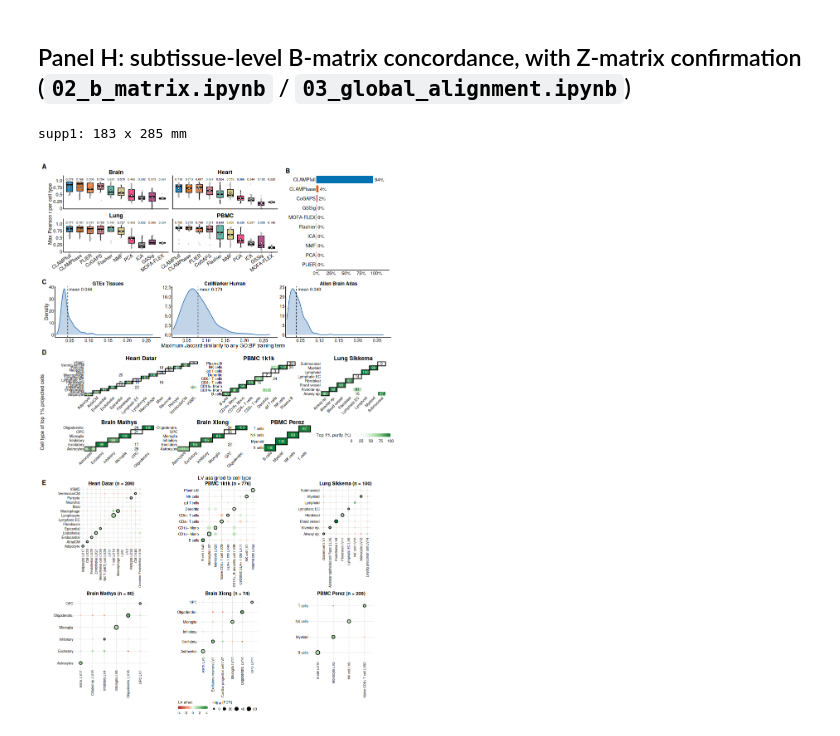
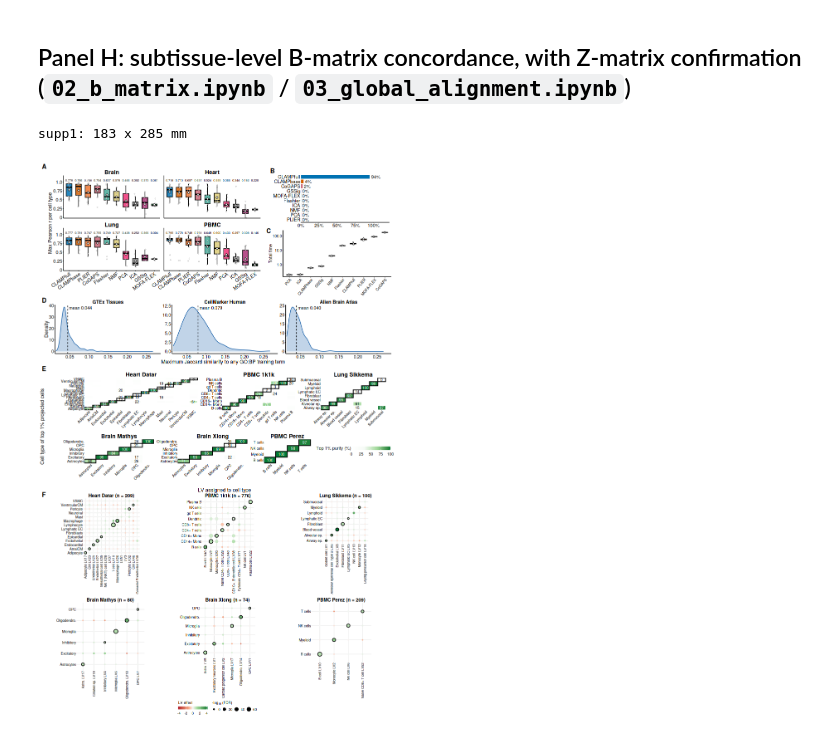
Before and after one commit to pivlab/clamp-analyses, a Jupyter notebook: nbs/99_panels/supp1.executed.ipynb, the cells around one changed output. Drawn from its saved outputs; the diff is of its cells as text; code cells hidden in the pictures.

Commit message:
Address donor-bulk review and rebalance Figure 2

```diff
--- a/nbs/99_panels/supp1.executed.ipynb
+++ b/nbs/99_panels/supp1.executed.ipynb
@@ -478,7 +482,7 @@ panel_C <- wrap_elements(full =
     draw_label("Cell type of top 1% projected cells", x = 0.006, y = 0.52,
                angle = 90, hjust = 0.5, vjust = 0, size = FS_AXIS_TITLE,
                fontfamily = FONT_FAMILY) +
-    draw_label("D", x = 0, y = 1, hjust = 0, vjust = 1,
+    draw_label("E", x = 0, y = 1, hjust = 0, vjust = 1,
                size = FS_TAG, fontface = "bold", fontfamily = FONT_FAMILY)
 )
 
@@ -813,7 +817,42 @@ FIG_W <- 183
 FIG_H <- 285
 stopifnot(FIG_W == 183, FIG_H == 285)
 
-# C: orthogonality of evaluation collections to the GO:BP training prior.
+# C: pooled pseudobulk computational timing moved from Figure 2.
+runtime_seed_totals <- fread(snakemake@input[["runtime_seed_totals"]])
+stopifnot(all(c("method", "seed", "total_minutes", "n_datasets", "n_runs") %in%
+              names(runtime_seed_totals)),
+          nrow(runtime_seed_totals) == 30L,
+          all(runtime_seed_totals$n_datasets == 6L),
+          all(runtime_seed_totals$n_runs == 6L),
+          all(is.finite(runtime_seed_totals$total_minutes)),
+          all(runtime_seed_totals$total_minutes > 0))
+timing_method_order <- runtime_seed_totals[,
+  .(median_minutes = median(total_minutes)), by = method][
+    order(median_minutes), as.character(method)]
+runtime_seed_totals[, method := factor(method, levels = timing_method_order)]
+panel_C_timing <- ggplot(runtime_seed_totals,
+                         aes(method, total_minutes, fill = method)) +
+  geom_boxplot(width = 0.56, outlier.shape = NA, color = "black",
+               linewidth = 0.22, alpha = 0.85) +
+  geom_point(aes(shape = factor(seed)),
+             position = position_jitter(width = 0.07, height = 0),
+             size = 0.8, fill = "white", color = "black", stroke = 0.22) +
+  scale_fill_manual(values = METHOD_COLORS, na.value = "grey70") +
+  scale_shape_manual(values = c(`123` = 21, `456` = 22, `789` = 24),
+                     guide = "none") +
+  scale_y_log10(breaks = scales::log_breaks(n = 4),
+                labels = scales::label_number(accuracy = 0.1)) +
+  labs(x = NULL, y = "Total time") +
+  theme_nature_methods(grid = "none") +
+  theme(legend.position = "none",
+        axis.text.x = element_text(angle = 50, hjust = 1, vjust = 1,
+                                   size = FS_HEAT_LABEL_H),
+        axis.text.y = element_text(size = FS_HEAT_LABEL_H),
+        axis.title.y = element_text(size = FS_LEGEND_TITLE),
+        plot.margin = margin(1, 1, 1, 1, "mm"))
+panel_C_timing <- add_overlay_tag(panel_C_timing, "C")
+
+# D: orthogonality of evaluation collections to the GO:BP training prior.
 ortho <- fread(snakemake@input[["orthogonality_per_term"]])
 ortho[, collection := factor(collection,
   levels = c("GTEx Tissues", "CellMarker Human", "Allen Brain Atlas"))]
@@ -838,9 +877,9 @@ panel_C_ortho <- ggplot(ortho, aes(max_jaccard)) +
   theme(strip.text = element_text(size = FS_SUBTITLE, face = "bold"),
         axis.text = element_text(size = FS_LEGEND_TITLE),
         plot.margin = margin(1, 1, 1, 1, "mm"))
-panel_C_ortho <- add_overlay_tag(panel_C_ortho, "C")
+panel_C_ortho <- add_overlay_tag(panel_C_ortho, "D")
 
-# E: former Figure 2 D marker-recovery grid.
+# F: former Figure 2 D marker-recovery grid.
 marker_ready <- fread(snakemake@input[["marker"]])
 GRID_COLORS <- unlist(cfg$GRID_COLORS)
 GRID_VALUES <- as.numeric(cfg$GRID_VALUES)
@@ -930,11 +969,13 @@ marker_body <- plot_grid(marker_top, marker_bottom, ncol = 1,
                          rel_heights = c(1, 1))
 panel_E_marker <- plot_grid(marker_body, marker_legend, ncol = 1,
                             rel_heights = c(1, 0.07))
-panel_E_marker <- add_overlay_tag(panel_E_marker, "E")
+panel_E_marker <- add_overlay_tag(panel_E_marker, "F")
 
-row_AB <- wrap_plots(panel_A, panel_B, ncol = 2, widths = c(3.2, 1))
-supp1 <- wrap_plots(row_AB, panel_C_ortho, panel_C, panel_E_marker,
-                    ncol = 1, heights = c(1.10, 0.72, 1.40, 2.60))
+panel_BC <- wrap_plots(panel_B, panel_C_timing, ncol = 1,
+                      heights = c(0.88, 1.12))
+row_ABC <- wrap_plots(panel_A, panel_BC, ncol = 2, widths = c(2.45, 1))
+supp1 <- wrap_plots(row_ABC, panel_C_ortho, panel_C, panel_E_marker,
+                    ncol = 1, heights = c(1.42, 0.72, 1.40, 2.55))
 
 raw_pdf <- tempfile(fileext = ".pdf")
 exact_pdf <- tempfile(fileext = ".pdf")
@@ -995,31 +1036,31 @@ build_supp1 <- function() {
              row_FGH,
              ncol = 1, heights = as.numeric(ROW_HEIGHTS))
 }
 
 supp1 <- build_supp1()
 
 ggsave(snakemake@output[["pdf"]], supp1,
        width = FIG_W, height = FIG_H, units = "mm",
        device = cairo_pdf, bg = "white")
 
 ggsave(snakemake@output[["svg"]], supp1,
        width = FIG_W, height = FIG_H, units = "mm",
        device = svglite::svglite, bg = "white")
 
 ggsave(snakemake@output[["png"]], supp1,
        width = FIG_W, height = FIG_H, units = "mm",
        dpi = 600, device = ragg::agg_png, bg = "white")
 
 out_dir <- dirname(snakemake@output[["pdf"]])
 cat(sprintf("supp1: %.0f x %.0f mm (%s A4 %.0f x %.0f mm)\n",
             FIG_W, FIG_H,
             if (FIG_W <= A4_W && FIG_H <= A4_H) "fits within" else "EXCEEDS",
             A4_W, A4_H))
 cat("output directory:", out_dir, "\n")
 cat("  ", basename(snakemake@output[["pdf"]]), "\n",
     "  ", basename(snakemake@output[["svg"]]), "\n",
     "  ", basename(snakemake@output[["png"]]), " (600 dpi)\n", sep = "")
 }
 # %% [output]
 supp1: 183 x 285 mm
-[figure, old version]
+[figure, new version]
```
Also changed, not shown: parts of 3 cells of this notebook, 11 other files.
